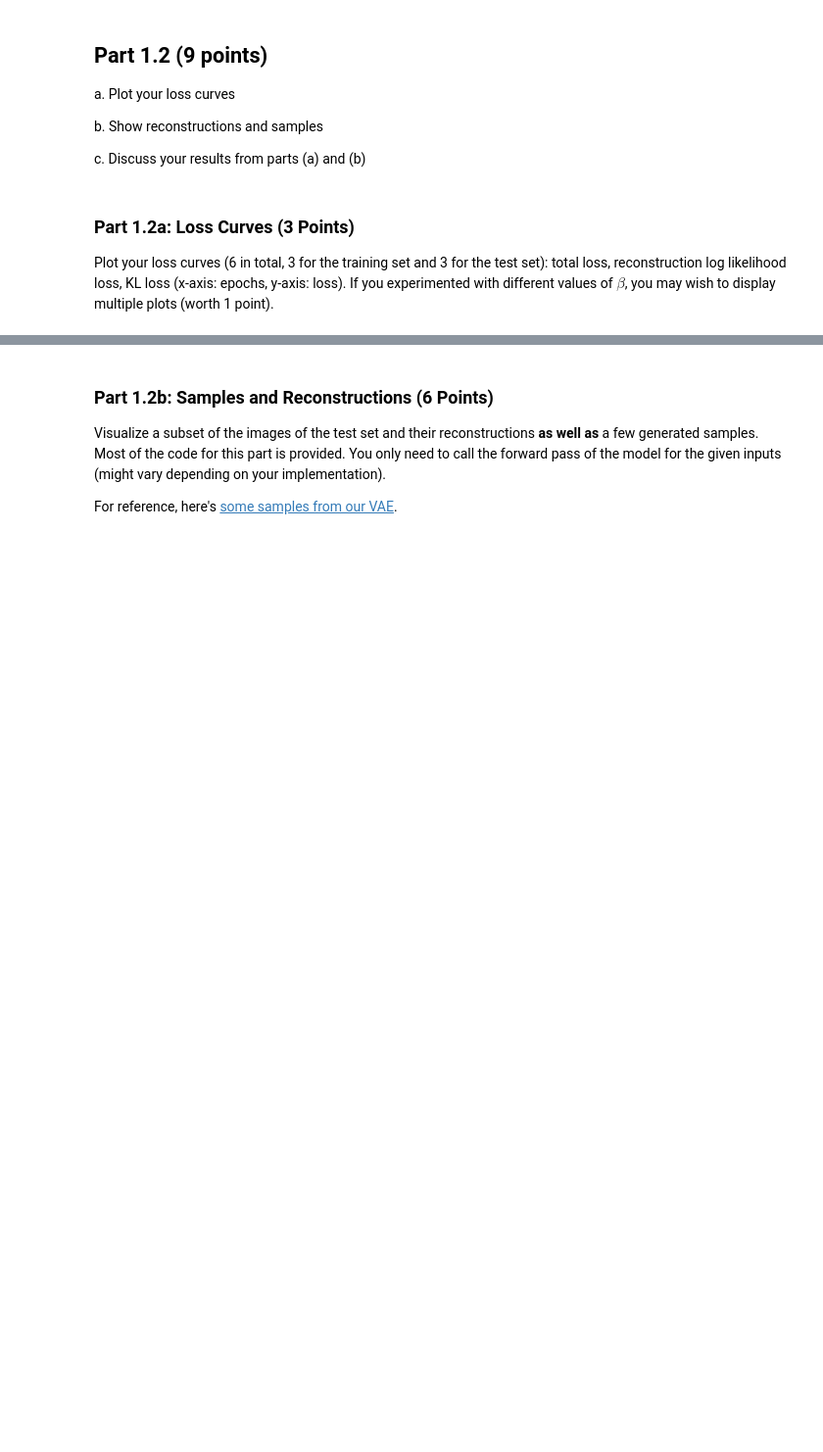
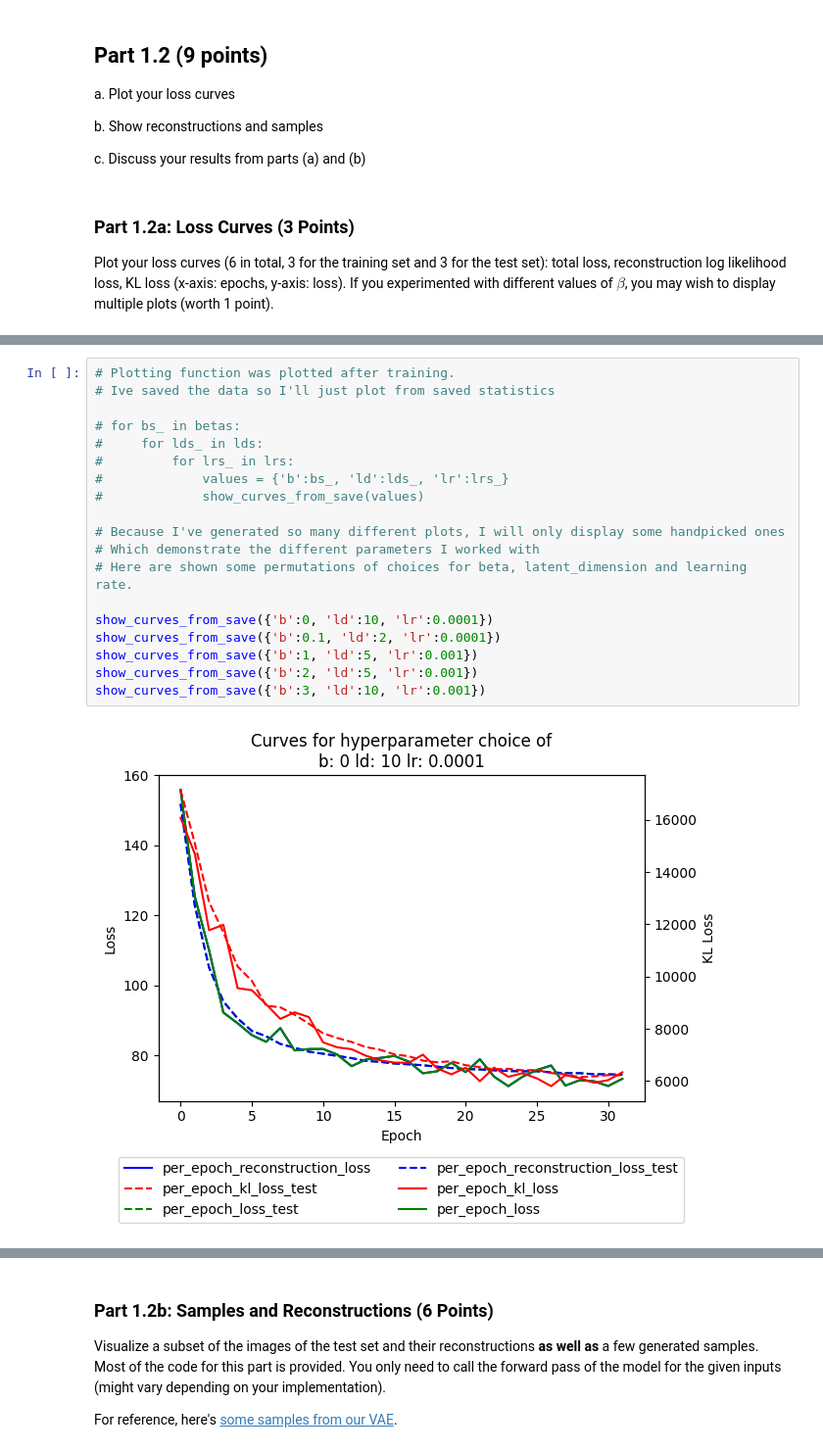
Before and after one commit to avzh1/imperial-4th-year, a Jupyter notebook: deep-learning/Coursework/DL_CW_2_az620/dl_cw2_2024.ipynb, the cells around one changed output, grey strips where cells are left out. Shown at 98% size. Saved outputs shown, nothing was run; the diff lists cells and outputs as text; blank space fills up the shorter version.

Commit message:
dl - cw2 - plots

```diff
--- a/deep-learning/Coursework/DL_CW_2_az620/dl_cw2_2024.ipynb
+++ b/deep-learning/Coursework/DL_CW_2_az620/dl_cw2_2024.ipynb
@@ -1005,0 +986,21 @@ show_curves_from_save(values)
+# %%
+# Plotting function was plotted after training.
+# Ive saved the data so I'll just plot from saved statistics
+
+# for bs_ in betas:
+#     for lds_ in lds:
+#         for lrs_ in lrs:
+#             values = {'b':bs_, 'ld':lds_, 'lr':lrs_}
+#             show_curves_from_save(values)
+
+# Because I've generated so many different plots, I will only display some handpicked ones
+# Which demonstrate the different parameters I worked with
+# Here are shown some permutations of choices for beta, latent_dimension and learning rate.
+
+show_curves_from_save({'b':0, 'ld':10, 'lr':0.0001})
+show_curves_from_save({'b':0.1, 'ld':2, 'lr':0.0001})
+show_curves_from_save({'b':1, 'ld':5, 'lr':0.001})
+show_curves_from_save({'b':2, 'ld':5, 'lr':0.001})
+show_curves_from_save({'b':3, 'ld':10, 'lr':0.001})
+# %% [output]
+[figure, added]
```
Also changed, not shown: parts of 2 cells of this notebook.
